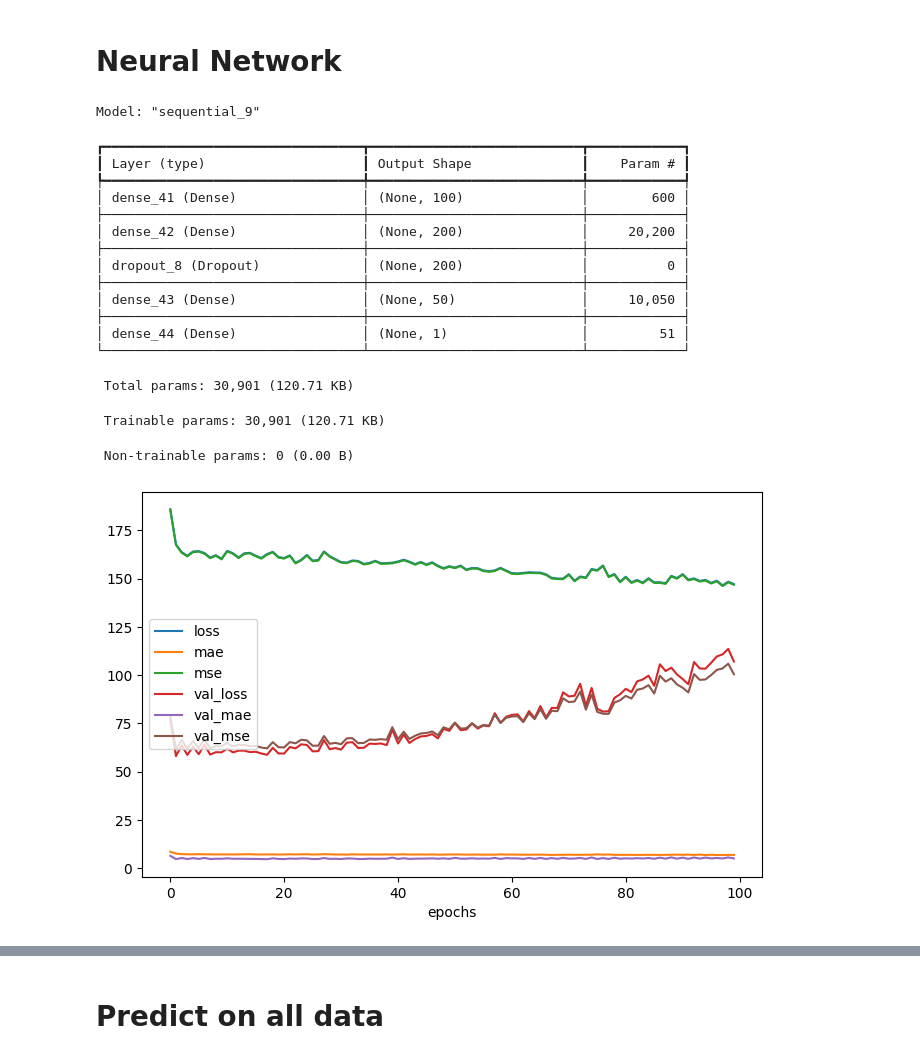
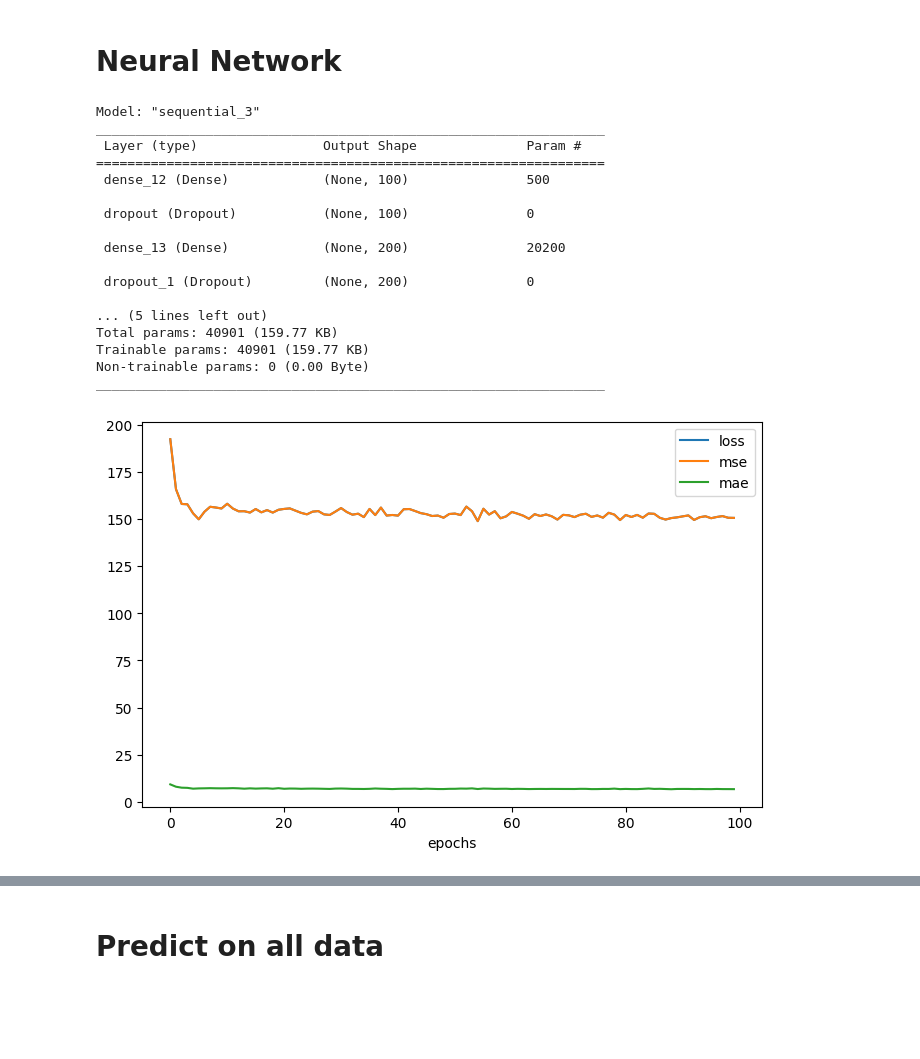
Before and after one commit to stevenalfonso/radial-velocity, a Jupyter notebook: regression_radial_velocity.ipynb, the cells around one changed output, grey strips where cells are left out. Cells and saved outputs as stored; diff of their text form; code cells hidden in the pictures; blank space fills up the shorter version.

```diff
--- a/regression_radial_velocity.ipynb
+++ b/regression_radial_velocity.ipynb
@@ -125,5 +126,5 @@ plt.show()
 # %%
-x_data = np.array(cluster_candidates_rv[['ra','dec','pmra','pmdec','parallax']])
+x_data = np.array(cluster_candidates_rv[['ra','dec','pmra','pmdec']])
 #x_data = np.array(cluster_candidates_rv[['ra','dec','pmra','pmdec']])
 #x_data = np.array(cluster_candidates_rv[['l','b','pmra','pmdec','parallax']])
 #x_data = np.array(cluster_candidates_rv[['angular_distance','pm_relative','distance']])
@@ -136,5 +137,6 @@ x_data.shape, y_data.shape
 # %%
-x_train, x_test, y_train, y_test = train_test_split(x_data, y_data, test_size=0.1, random_state=42)
+#x_train, x_test, y_train, y_test = train_test_split(x_data, y_data, test_size=0.1, random_state=42)
+x_train, y_train = x_data, y_data
 
 # normalizer = Normalizer()
 # x_train = normalizer.fit_transform(x_train)
@@ -144,5 +146,5 @@ x_train, x_test, y_train, y_test = train_test_split(x_data, y_data, test_size=0.
 # x_test = scaler.fit_transform(x_test)
 
 print('Training shape:', x_train.shape, y_train.shape)
-print('Testing shape:', x_test.shape, y_test.shape)
+#print('Testing shape:', x_test.shape, y_test.shape)
 # %% [output]
@@ -298,47 +298,47 @@ kernel_initializer=initializer
 #     Dense(1, activation='linear')
 # ])
 
+model = Sequential([
+    Input(shape=(x_train.shape[1],)),
+    Dense(100, activation='relu'),
+    Dropout(0.2),
+    Dense(200, activation='relu'),
+    Dropout(0.2),
+    Dense(100, activation='relu'),
+    Dense(1, activation='linear')
+])
+
+# partial(tensorflow.nn.leaky_relu, alpha=0.01)
 # model = Sequential([
 #     Input(shape=(x_train.shape[1],)),
-#     Dense(10, activation='tanh'),
+#     Dense(100, activation='relu'), # kernel_initializer=initialize
+#     Dense(200, activation='relu',  kernel_regularizer=tensorflow.keras.regularizers.L2(0.001)),
 #     Dropout(0.2),
-#     Dense(30, activation='tanh'),
+#     #Dense(100, activation='relu'),
 #     #Dropout(0.2),
-#     Dense(10, activation='tanh'),
+#     Dense(50, activation='relu'),
 #     Dense(1, activation='linear')
 # ])
 
-# partial(tensorflow.nn.leaky_relu, alpha=0.01)
-model = Sequential([
-    Input(shape=(x_train.shape[1],)),
-    Dense(100, activation='relu'), # kernel_initializer=initialize
-    Dense(200, activation='relu',  kernel_regularizer=tensorflow.keras.regularizers.L2(0.001)),
-    Dropout(0.2),
-    #Dense(100, activation='relu'),
-    #Dropout(0.2),
-    Dense(50, activation='relu'),
-    Dense(1, activation='linear')
-])
-
 model.summary()
 # %% [output]
-Model: "sequential_9"
+Model: "sequential_3"
+_________________________________________________________________
+ Layer (type)                Output Shape              Param #
+=================================================================
+ dense_12 (Dense)            (None, 100)               500
+
+ dropout (Dropout)           (None, 100)               0
+
+ dense_13 (Dense)            (None, 200)               20200
+
+ dropout_1 (Dropout)         (None, 200)               0
+
+... (5 lines left out)
+Total params: 40901 (159.77 KB)
+Trainable params: 40901 (159.77 KB)
+Non-trainable params: 0 (0.00 Byte)
+_________________________________________________________________
-┏━━━━━━━━━━━━━━━━━━━━━━━━━━━━━━━━━┳━━━━━━━━━━━━━━━━━━━━━━━━━━━┳━━━━━━━━━━━━┓
-┃ Layer (type)                    ┃ Output Shape              ┃    Param # ┃
-┡━━━━━━━━━━━━━━━━━━━━━━━━━━━━━━━━━╇━━━━━━━━━━━━━━━━━━━━━━━━━━━╇━━━━━━━━━━━━┩
-│ dense_41 (Dense)                │ (None, 100)               │        600 │
-├─────────────────────────────────┼───────────────────────────┼────────────┤
-│ dense_42 (Dense)                │ (None, 200)               │     20,200 │
-├─────────────────────────────────┼───────────────────────────┼────────────┤
-│ dropout_8 (Dropout)             │ (None, 200)               │          0 │
-├─────────────────────────────────┼───────────────────────────┼────────────┤
-│ dense_43 (Dense)                │ (None, 50)                │     10,050 │
-├─────────────────────────────────┼───────────────────────────┼────────────┤
-│ dense_44 (Dense)                │ (None, 1)                 │         51 │
-└─────────────────────────────────┴───────────────────────────┴────────────┘
- Total params: 30,901 (120.71 KB)
- Trainable params: 30,901 (120.71 KB)
- Non-trainable params: 0 (0.00 B)
 # %%
 # def LikelihoodLossFunction(y_true, y_pred):
 #     # shape of y_pred should be (nsamples, 2)
@@ -365,16 +365,16 @@ def custom_loss(y_true, y_pred):
 # %%
 #metrics = ['mean_squared_error', tensorflow.keras.losses.MAE, tensorflow.keras.metrics.R2Score()]
 #model.compile(optimizer=tensorflow.keras.optimizers.Adam(learning_rate=0.001), loss=custom_loss, metrics=['mse'])
 model.compile(optimizer=tensorflow.keras.optimizers.Adam(learning_rate=0.001), loss=tensorflow.keras.losses.MeanSquaredError(), metrics=['mse','mae'])
 #model.compile(optimizer=tensorflow.keras.optimizers.Adam(), loss=tensorflow.keras.losses.MeanAbsolutePercentageError(), metrics=['mse','mae'])
 #model.compile(optimizer=tensorflow.keras.optimizers.Adam(), loss=tensorflow.keras.losses.MeanAbsoluteError(), metrics=['mse','mae'])
-history = model.fit(x_train, y_train, epochs=100, batch_size=30, validation_data=(x_test, y_test), verbose=0)
+history = model.fit(x_train, y_train, epochs=100, batch_size=50, verbose=0) #validation_data=(x_test, y_test)
 
 pd.DataFrame(history.history).plot(figsize=(8,5))
 plt.xlabel('epochs')
 plt.show()
 # %% [output]
-[figure, old version]
+[figure, new version]
 # %%
 fig, axes = plt.subplots(1,2, figsize=(8,4))
 axes[0].scatter(y_train[:,0], model.predict(x_train).flatten(), s=5, label='%s stars'%len(y_train[:,0]))
```
Also changed, not shown: parts of 10 cells of this notebook, 1 other file.
